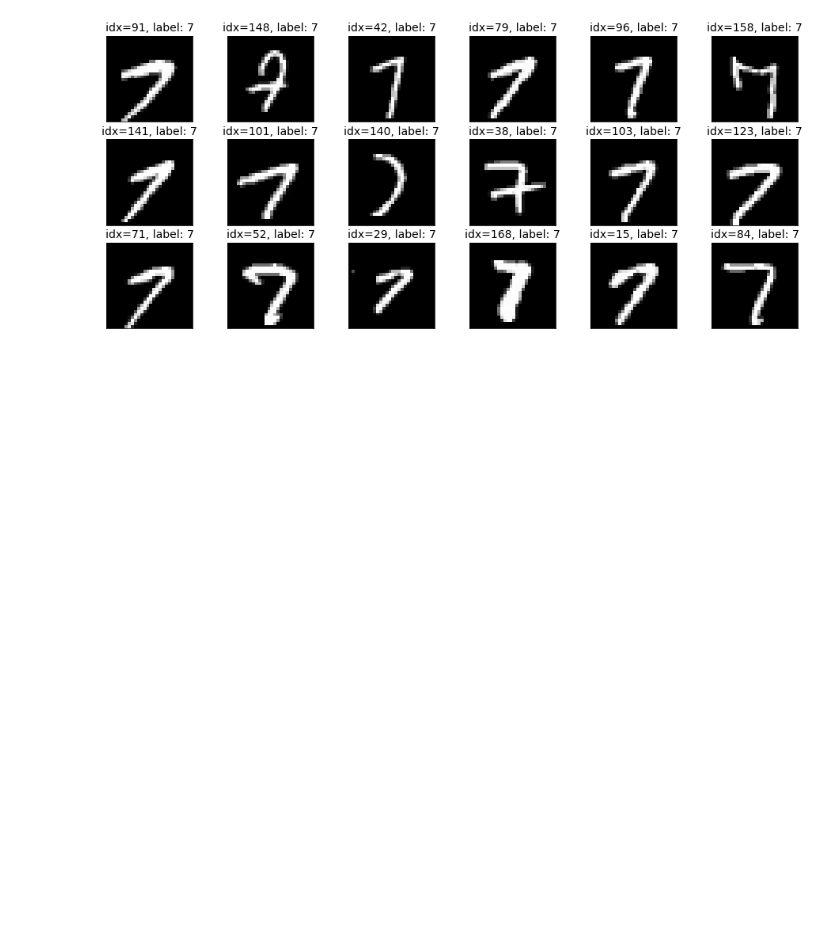
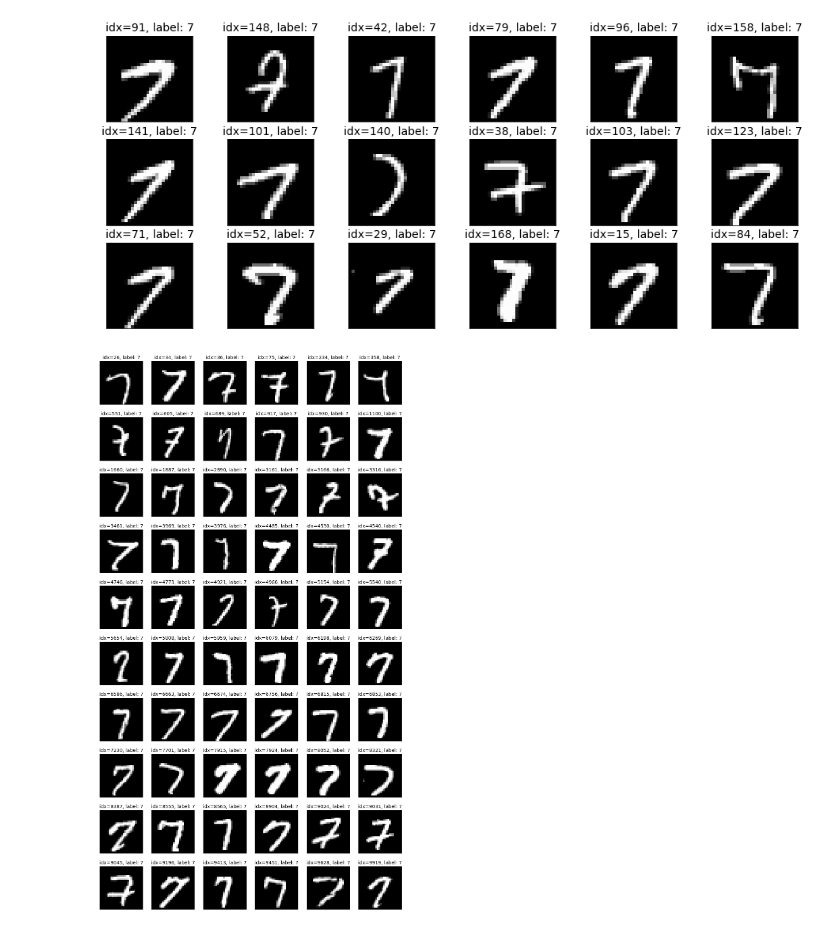
Before and after one commit to ozkansafak/explainability, a Jupyter notebook: notebooks/main.ipynb, the cells around one changed output. Saved outputs shown, nothing was run; the diff lists cells and outputs as text; code cells hidden in the pictures; blank space fills up the shorter version.

```diff
--- a/notebooks/main.ipynb
+++ b/notebooks/main.ipynb
@@ -162,3 +194,7 @@ plotter_ranked_sample_importance(X_train_original, X_test_original, target_label
 # %% [output]
 [figure]
 [figure]
+# %%
+plotter_random_samples(test_loader, num_examples=60, target_label=7)
+# %% [output]
+[figure, added]
```
Also changed, not shown: parts of 8 cells of this notebook.
